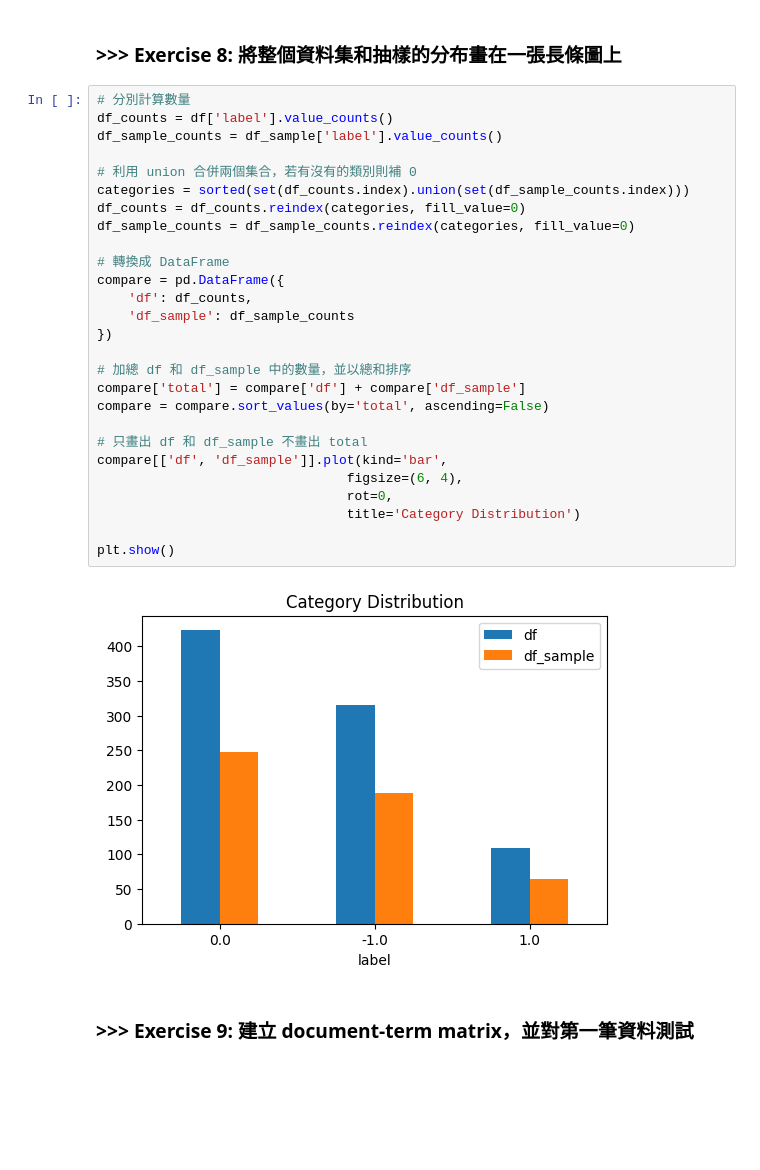
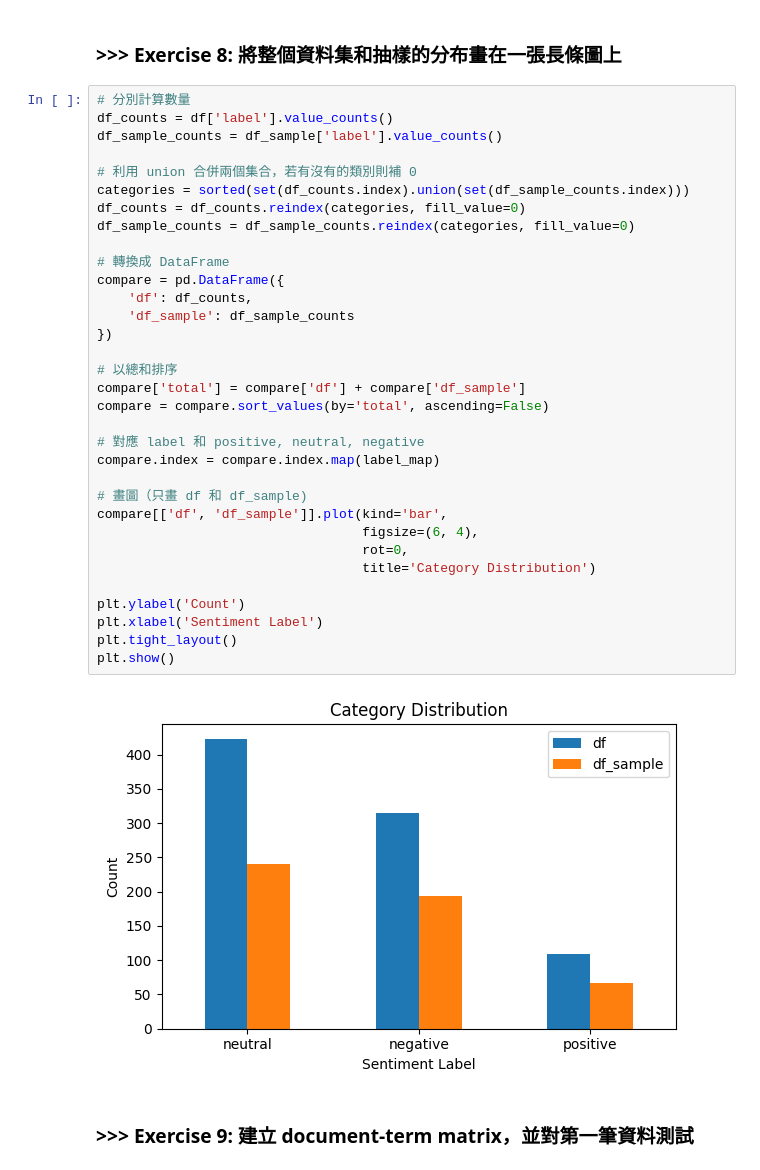
Before and after one commit to huayu1115/DM2025-Lab1-Exercise, a Jupyter notebook: DM2025-Lab1-Homework.ipynb, the cells around one changed output. Cells and saved outputs as stored; diff of their text form; blank space fills up the shorter version.

```diff
--- a/DM2025-Lab1-Homework.ipynb
+++ b/DM2025-Lab1-Homework.ipynb
@@ -190,32 +190,38 @@ Name: count, dtype: int64
 # %%
 # 分別計算數量
 df_counts = df['label'].value_counts()
 df_sample_counts = df_sample['label'].value_counts()
 
 # 利用 union 合併兩個集合，若有沒有的類別則補 0
 categories = sorted(set(df_counts.index).union(set(df_sample_counts.index)))
 df_counts = df_counts.reindex(categories, fill_value=0)
 df_sample_counts = df_sample_counts.reindex(categories, fill_value=0)
 
 # 轉換成 DataFrame
 compare = pd.DataFrame({
     'df': df_counts,
     'df_sample': df_sample_counts
 })
 
-# 加總 df 和 df_sample 中的數量，並以總和排序
+# 以總和排序
 compare['total'] = compare['df'] + compare['df_sample']
 compare = compare.sort_values(by='total', ascending=False)
 
-# 只畫出 df 和 df_sample 不畫出 total
+# 對應 label 和 positive, neutral, negative
+compare.index = compare.index.map(label_map)
+
+# 畫圖（只畫 df 和 df_sample)
 compare[['df', 'df_sample']].plot(kind='bar',
-                                figsize=(6, 4),
-                                rot=0,
-                                title='Category Distribution')
+                                  figsize=(6, 4),
+                                  rot=0,
+                                  title='Category Distribution')
 
+plt.ylabel('Count')
+plt.xlabel('Sentiment Label')
+plt.tight_layout()
 plt.show()
 # %% [output]
-[figure, old version]
+[figure, new version]
 # %% [markdown]
 ### **>>> Exercise 9:**  建立 document-term matrix，並對第一筆資料測試
 # %%
```
Also changed, not shown: parts of 5 cells of this notebook, 2 other files.
